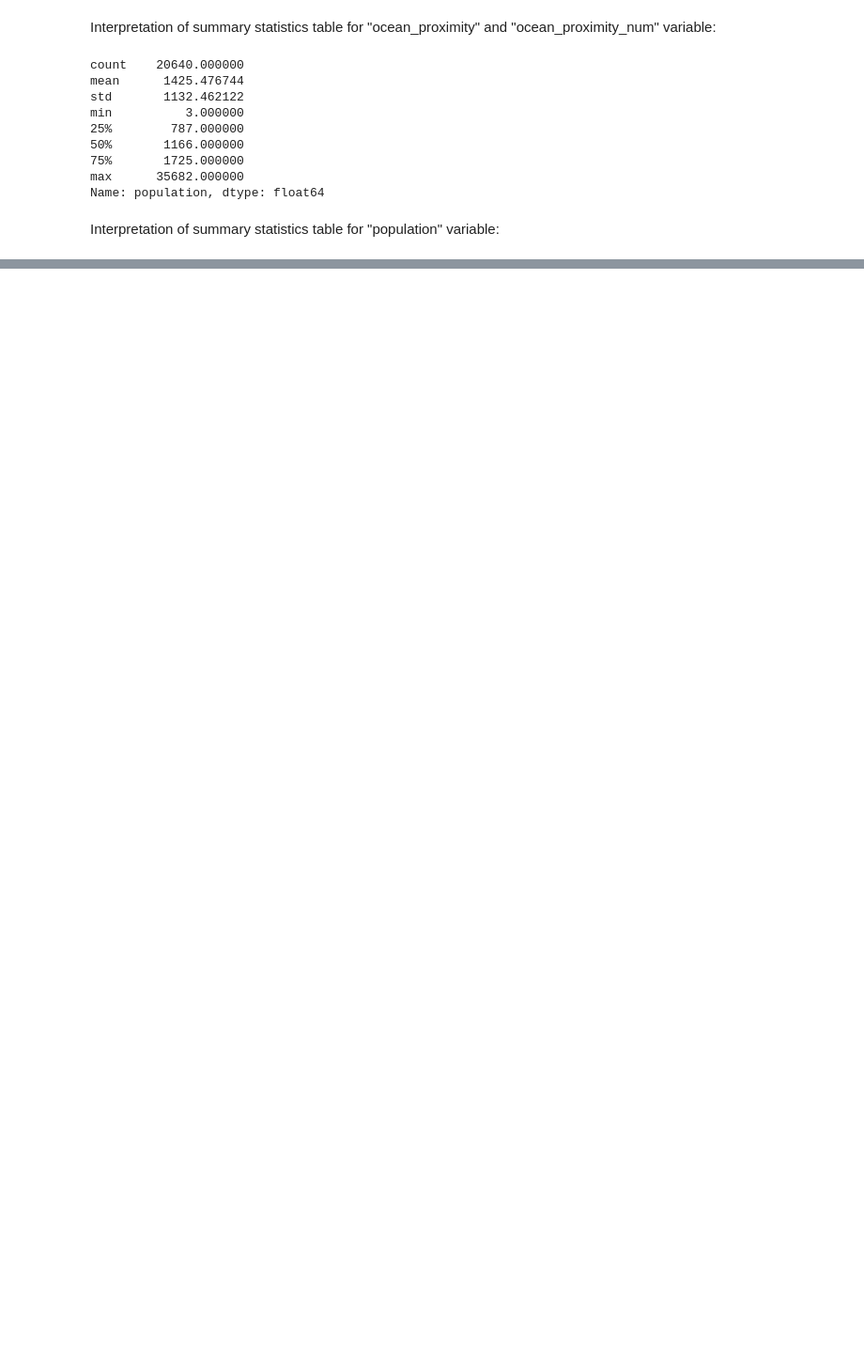
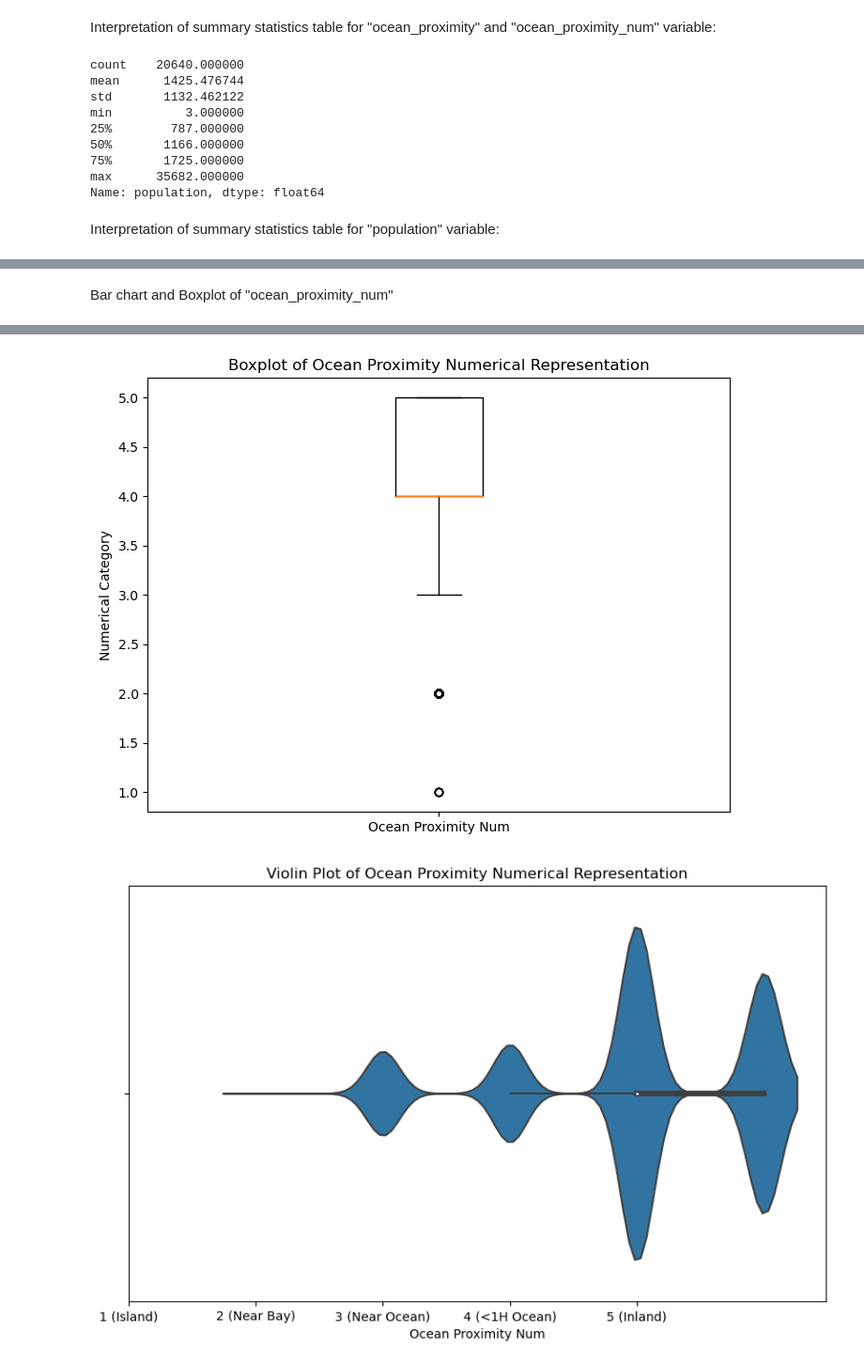
Before and after one commit to ECO225-W2024/project-one-code-baiyunxin, a Jupyter notebook: Project 1.ipynb, the cells around one changed output, grey strips where cells are left out. Shown: that part at 94% size. Drawn from its saved outputs; the diff is of its cells as text; code cells hidden in the pictures; blank space fills up the shorter version.

```diff
--- a/Project 1.ipynb
+++ b/Project 1.ipynb
@@ -45,4 +63,4 @@ dtype: bool
 # %% [markdown]
 Given only "total_bedrooms" column has missing value, fill the missing total bedrooms number as 0 because existed bedrooms number ranges from 1 to 6445
 # %%
-housing_data.fillna(value = 0)
+housing_data = housing_data.fillna(value = 0)
@@ -85,4 +89,4 @@ Therefore, through the ratio of total rooms to total bedrooms, we can know the l
 # %%
 #Add the new variable of house size
-housing_data['house_size'] = housing_data['total_rooms'] / housing_data['total_bedrooms']
+housing_data['house_size'] = housing_data['total_bedrooms'] / housing_data['total_rooms']
 # %% [markdown]
@@ -265,0 +279,29 @@ plt.show()
+# %% [markdown]
+Bar chart and Boxplot of "ocean_proximity_num"
+# %%
+#Bar chart
+category_counts = housing_data['ocean_proximity_num'].value_counts()
+
+plt.figure(figsize=(10, 6))
+plt.bar(category_counts.index.astype(str), category_counts.values, color='grey')
+plt.title('Bar Chart of Ocean Proximity Numerical Representation')
+plt.xlabel('Ocean Proximity Num')
+plt.ylabel('Frequency')
+plt.show()
+
+#Box plot
+plt.figure(figsize=(8, 6))
+plt.boxplot(housing_data['ocean_proximity_num'].dropna())
+plt.title('Boxplot of Ocean Proximity Numerical Representation')
+plt.xticks([1], ['Ocean Proximity Num'])
+plt.ylabel('Numerical Category')
+plt.show()
+
+#Violin plot
+plt.figure(figsize=(10, 6))
+sns.violinplot(x=housing_data['ocean_proximity_num'])
+plt.title('Violin Plot of Ocean Proximity Numerical Representation')
+plt.xlabel('Ocean Proximity Num')
+plt.xticks(ticks=range(5), labels=['1 (Island)', '2 (Near Bay)', '3 (Near Ocean)', '4 (<1H Ocean)', '5 (Inland)'])
+plt.show()
+# %% [output]
@@ -265,0 +309,2 @@ plt.show()
+[figure, added]
+[figure, added]
```
Also changed, not shown: parts of 46 cells of this notebook.
